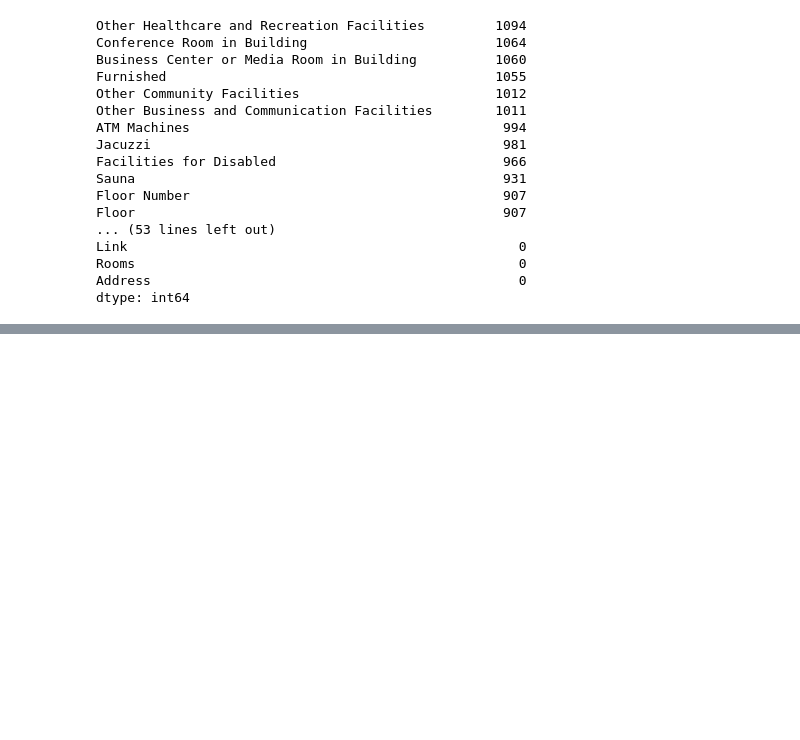
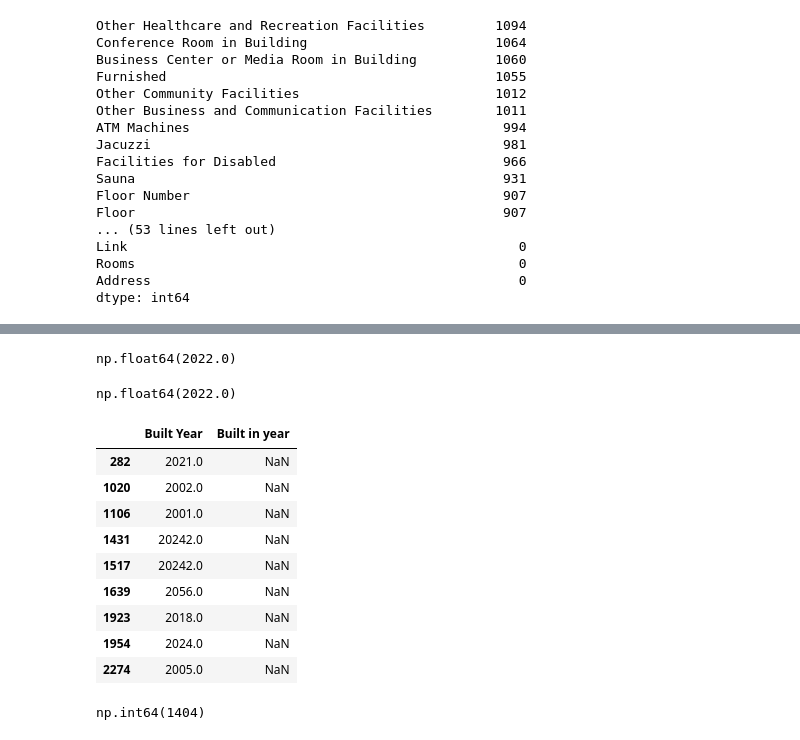
Before and after one commit to zeeshanAhmed2798/real-estate-ml-project, a Jupyter notebook: Data Cleaning/lahore_flats_cleaning.ipynb, the cells around one changed output, grey strips where cells are left out. Drawn from its saved outputs; the diff is of its cells as text; code cells hidden in the pictures; blank space fills up the shorter version.

```diff
--- a/Data Cleaning/lahore_flats_cleaning.ipynb
+++ b/Data Cleaning/lahore_flats_cleaning.ipynb
@@ -205,0 +451,2 @@ Name: Price, Length: 3099, dtype: Int64
+# %%
+df["Area (sqft)"] = pd.to_numeric(df["Marla"], errors="coerce") * 272.25
@@ -206,3 +457,5 @@ Name: Price, Length: 3099, dtype: Int64
+# %%
+df = df.drop(columns=["Area_2"])
 # %%
 df.columns
 # %% [output]
@@ -229,0 +503,25 @@ df["price_per_sqft"] = df["Price"] / df["Area (sqft)"]
+# %%
+df.loc[df["Built Year"] == 20221 , "Built Year"] = 2021
+# %%
+df.loc[df["Built Year"] < 1000, "Built Year"] = np.nan
+# %%
+df['Built Year'].iloc[129]
+# %% [output]
+np.float64(2022.0)
+# %%
+df['Built in year'].iloc[129]
+# %% [output]
+np.float64(2022.0)
+# %%
+df.loc[df["Built Year"].isna() != df["Built in year"].isna(), ["Built Year", "Built in year"]]
+# %% [output]
+|  | Built Year | Built in year |
+| 282 | 2021.0 | NaN |
+| 1020 | 2002.0 | NaN |
+| 1106 | 2001.0 | NaN |
+| 1431 | 20242.0 | NaN |
+| 1517 | 20242.0 | NaN |
+| 1639 | 2056.0 | NaN |
+| 1923 | 2018.0 | NaN |
+| 1954 | 2024.0 | NaN |
+| 2274 | 2005.0 | NaN |
@@ -229,0 +530,4 @@ df["price_per_sqft"] = df["Price"] / df["Area (sqft)"]
+# %%
+df['Floor Number'].isna().sum()
+# %% [output]
+np.int64(1404)
```
Also changed, not shown: parts of 88 cells of this notebook, 1 other file.
